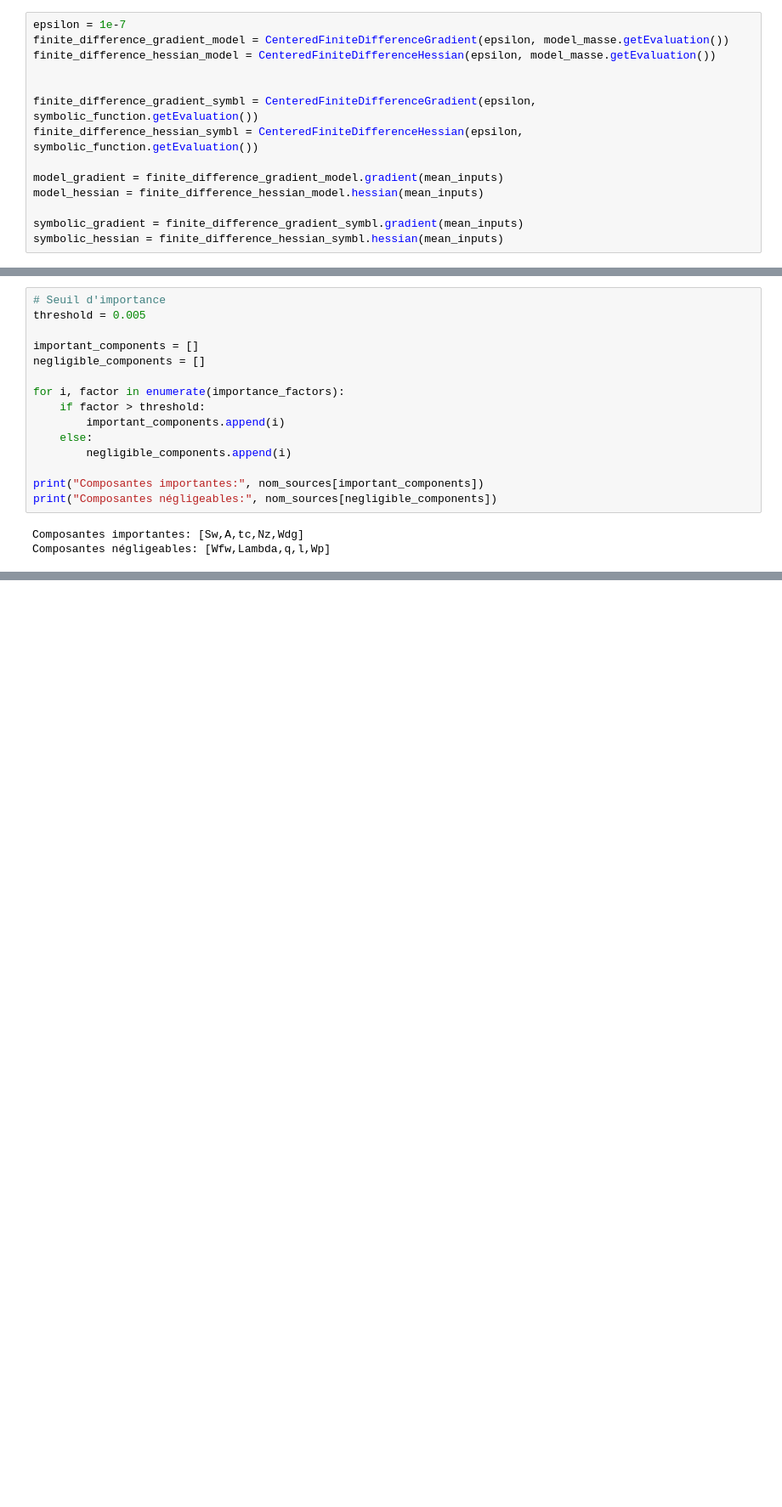
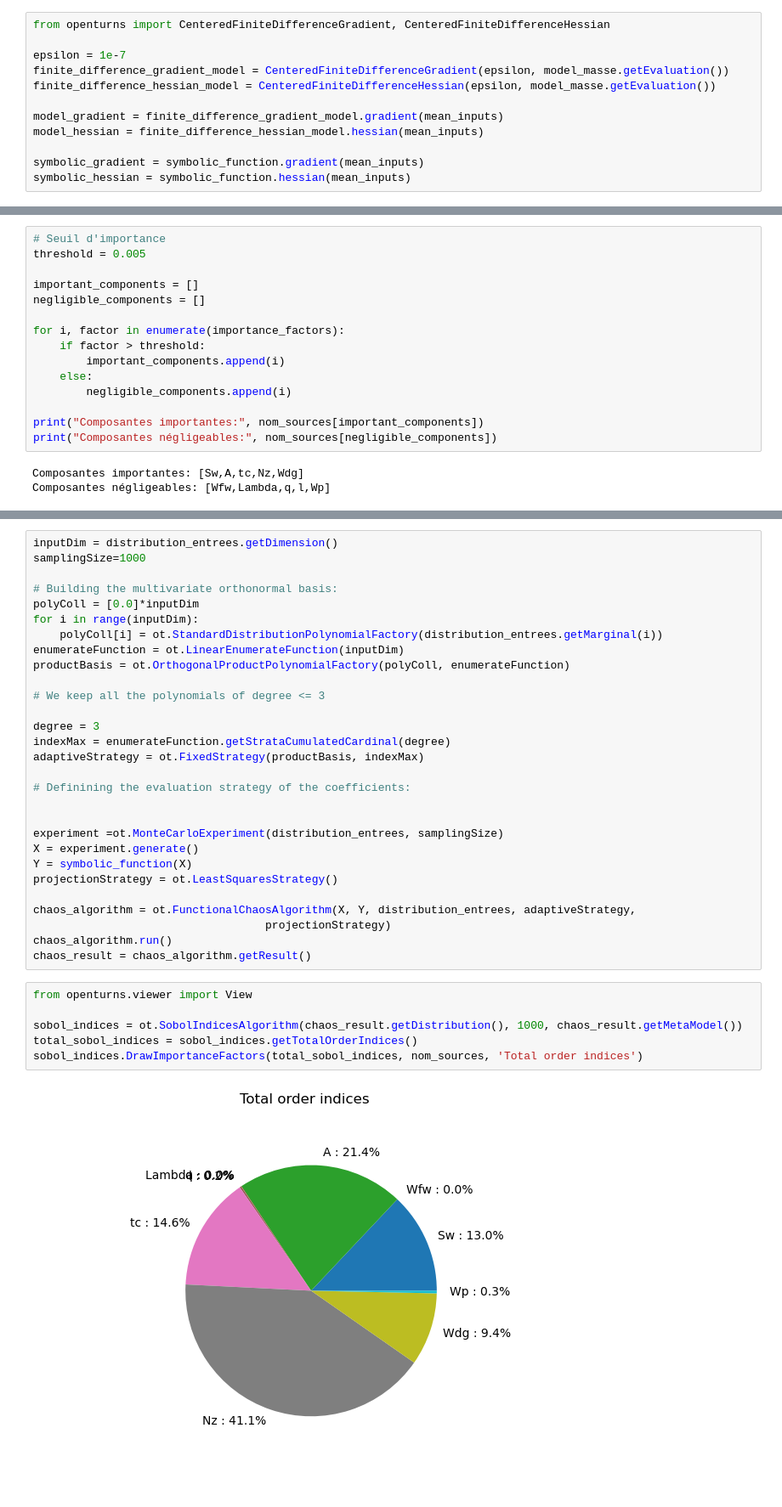
Before and after one commit to Abdellah-Laassairi/QI-mass-model-wing-aircraft, a Jupyter notebook: notebook.ipynb, the cells around one changed output, grey strips where cells are left out. Shown at 85% size. Cells and saved outputs as stored; diff of their text form; blank space fills up the shorter version.

Commit message:
Added sobol indices and ChaosALgorithm

```diff
--- a/notebook.ipynb
+++ b/notebook.ipynb
@@ -69,14 +73,12 @@ from openturns import CenteredFiniteDifferenceGradient, CenteredFiniteDifference
 # %%
+from openturns import CenteredFiniteDifferenceGradient, CenteredFiniteDifferenceHessian
+
 epsilon = 1e-7
 finite_difference_gradient_model = CenteredFiniteDifferenceGradient(epsilon, model_masse.getEvaluation())
 finite_difference_hessian_model = CenteredFiniteDifferenceHessian(epsilon, model_masse.getEvaluation())
 
-
-finite_difference_gradient_symbl = CenteredFiniteDifferenceGradient(epsilon, symbolic_function.getEvaluation())
-finite_difference_hessian_symbl = CenteredFiniteDifferenceHessian(epsilon, symbolic_function.getEvaluation())
-
 model_gradient = finite_difference_gradient_model.gradient(mean_inputs)
 model_hessian = finite_difference_hessian_model.hessian(mean_inputs)
 
-symbolic_gradient = finite_difference_gradient_symbl.gradient(mean_inputs)
-symbolic_hessian = finite_difference_hessian_symbl.hessian(mean_inputs)
+symbolic_gradient = symbolic_function.gradient(mean_inputs)
+symbolic_hessian = symbolic_function.hessian(mean_inputs)
@@ -258,0 +269,37 @@ Composantes négligeables: [Wfw,Lambda,q,l,Wp]
+# %%
+inputDim = distribution_entrees.getDimension()
+samplingSize=1000
+
+# Building the multivariate orthonormal basis:
+polyColl = [0.0]*inputDim
+for i in range(inputDim):
+    polyColl[i] = ot.StandardDistributionPolynomialFactory(distribution_entrees.getMarginal(i))
+enumerateFunction = ot.LinearEnumerateFunction(inputDim)
+productBasis = ot.OrthogonalProductPolynomialFactory(polyColl, enumerateFunction)
+
+# We keep all the polynomials of degree <= 3
+
+degree = 3
+indexMax = enumerateFunction.getStrataCumulatedCardinal(degree)
+adaptiveStrategy = ot.FixedStrategy(productBasis, indexMax)
+
+# Definining the evaluation strategy of the coefficients:
+
+
+experiment =ot.MonteCarloExperiment(distribution_entrees, samplingSize)
+X = experiment.generate()
+Y = symbolic_function(X)
+projectionStrategy = ot.LeastSquaresStrategy()
+
+chaos_algorithm = ot.FunctionalChaosAlgorithm(X, Y, distribution_entrees, adaptiveStrategy,
+                                   projectionStrategy)
+chaos_algorithm.run()
+chaos_result = chaos_algorithm.getResult()
+# %%
+from openturns.viewer import View
+
+sobol_indices = ot.SobolIndicesAlgorithm(chaos_result.getDistribution(), 1000, chaos_result.getMetaModel())
+total_sobol_indices = sobol_indices.getTotalOrderIndices()
+sobol_indices.DrawImportanceFactors(total_sobol_indices, nom_sources, 'Total order indices')
+# %% [output]
+[figure, added]
```
Also changed, not shown: parts of 14 cells of this notebook.
